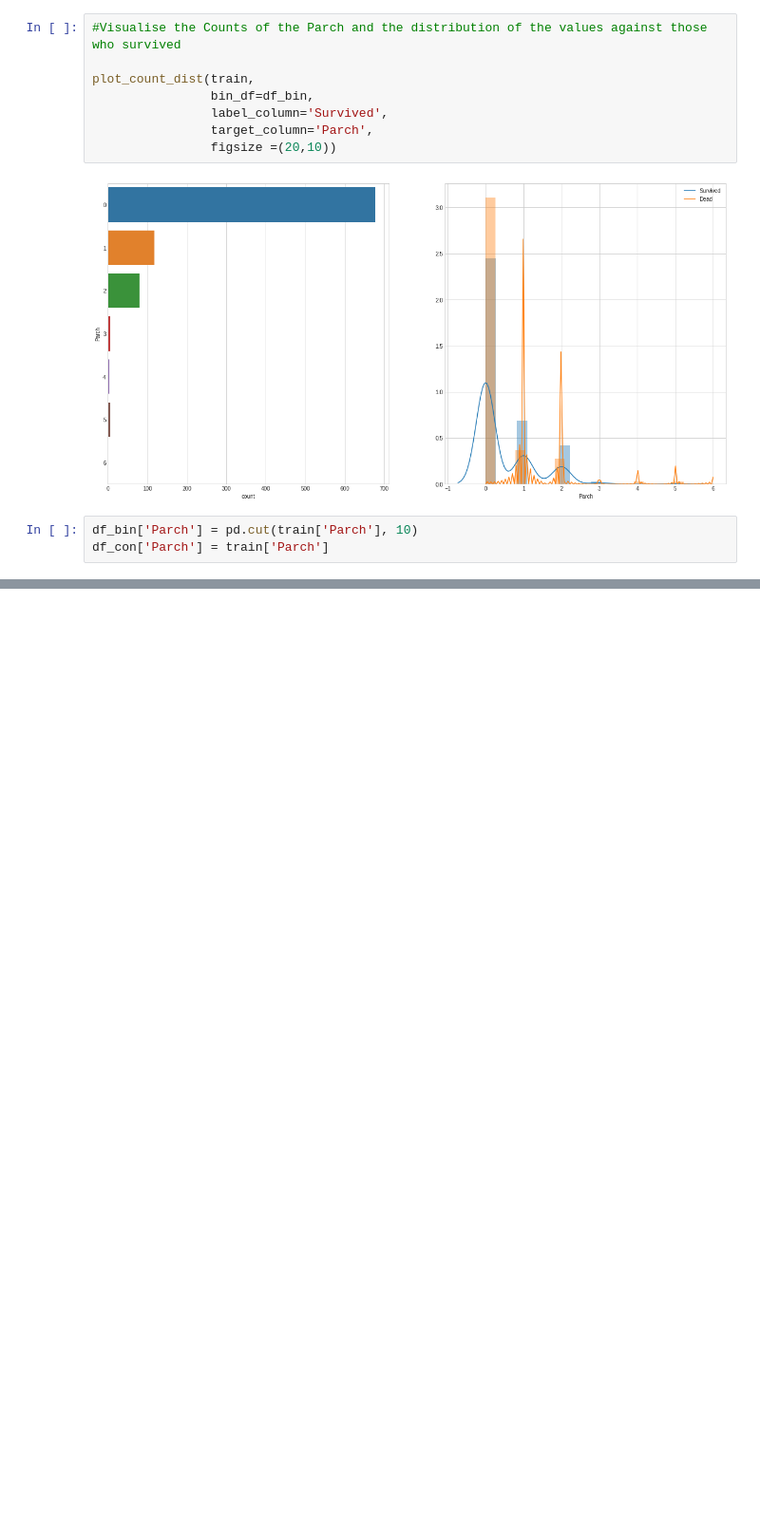
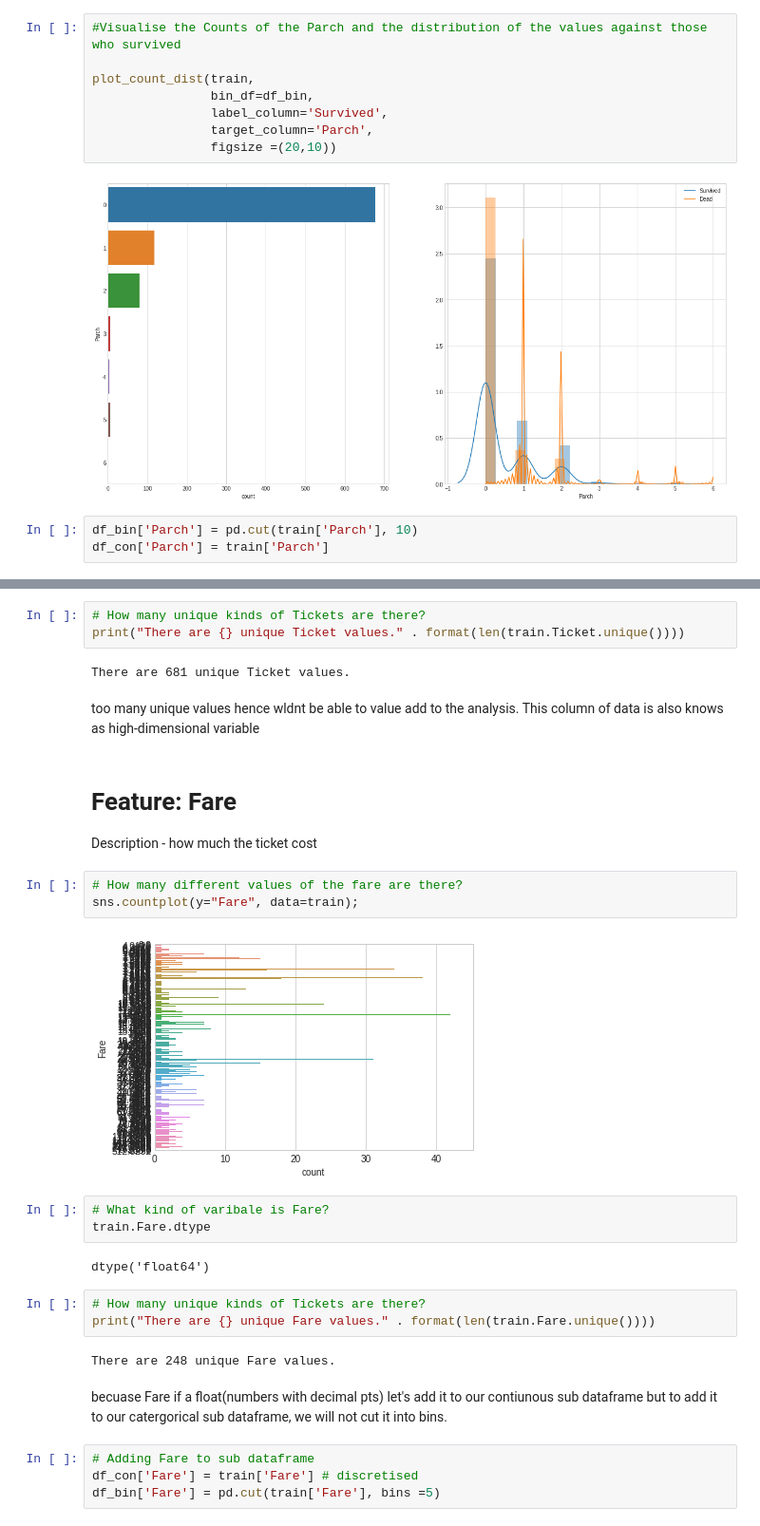
Before and after one commit to felstuff/BackToBasic, a Jupyter notebook: TitanicExplloratory.ipynb, the cells around one changed output, grey strips where cells are left out. Shown: that part at 95% size. Saved outputs shown, nothing was run; the diff lists cells and outputs as text; blank space fills up the shorter version.

Commit message:
End of Exploratory Data Analysis

```diff
--- a/TitanicExplloratory.ipynb
+++ b/TitanicExplloratory.ipynb
@@ -373,0 +412,31 @@ df_con.head()
+# %%
+# How many unique kinds of Tickets are there?
+print("There are {} unique Ticket values." . format(len(train.Ticket.unique())))
+# %% [output]
+There are 681 unique Ticket values.
+# %% [markdown]
+too many unique values hence wldnt be able to value add to the analysis. This column of data is also knows as high-dimensional variable
+# %% [markdown]
+# Feature: Fare
+Description - how much the ticket cost
+# %%
+# How many different values of the fare are there?
+sns.countplot(y="Fare", data=train);
+# %% [output]
+[figure, added]
+# %%
+# What kind of varibale is Fare?
+train.Fare.dtype
+# %% [output]
+dtype('float64')
+# %%
+# How many unique kinds of Tickets are there?
+print("There are {} unique Fare values." . format(len(train.Fare.unique())))
+# %% [output]
+There are 248 unique Fare values.
+# %% [markdown]
+becuase Fare if a float(numbers with decimal pts) let's add it to our contiunous sub dataframe but to add it to our catergorical sub dataframe, we will not cut it into bins.
+# %%
+# Adding Fare to sub dataframe
+df_con['Fare'] = train['Fare'] # discretised
+df_bin['Fare'] = pd.cut(train['Fare'], bins =5)
```
Also changed, not shown: parts of 22 cells of this notebook.
